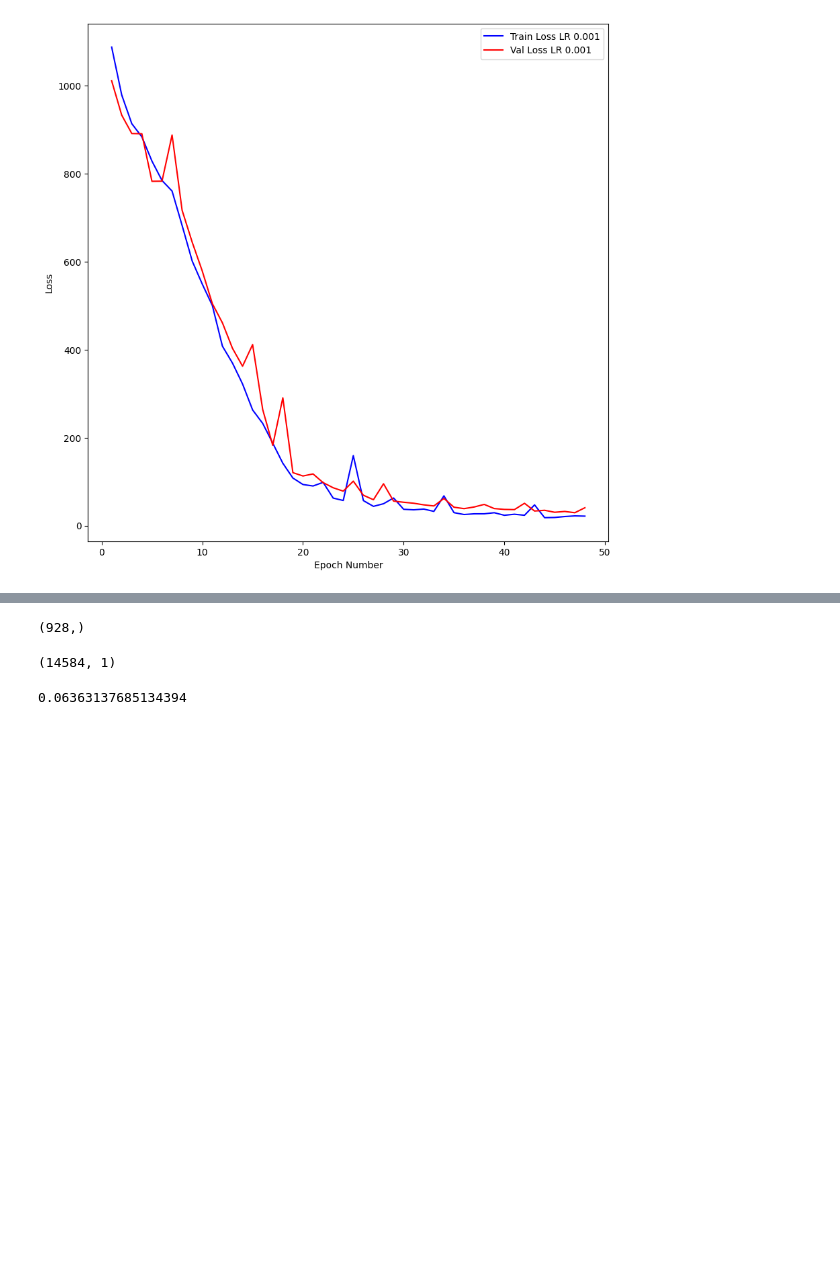
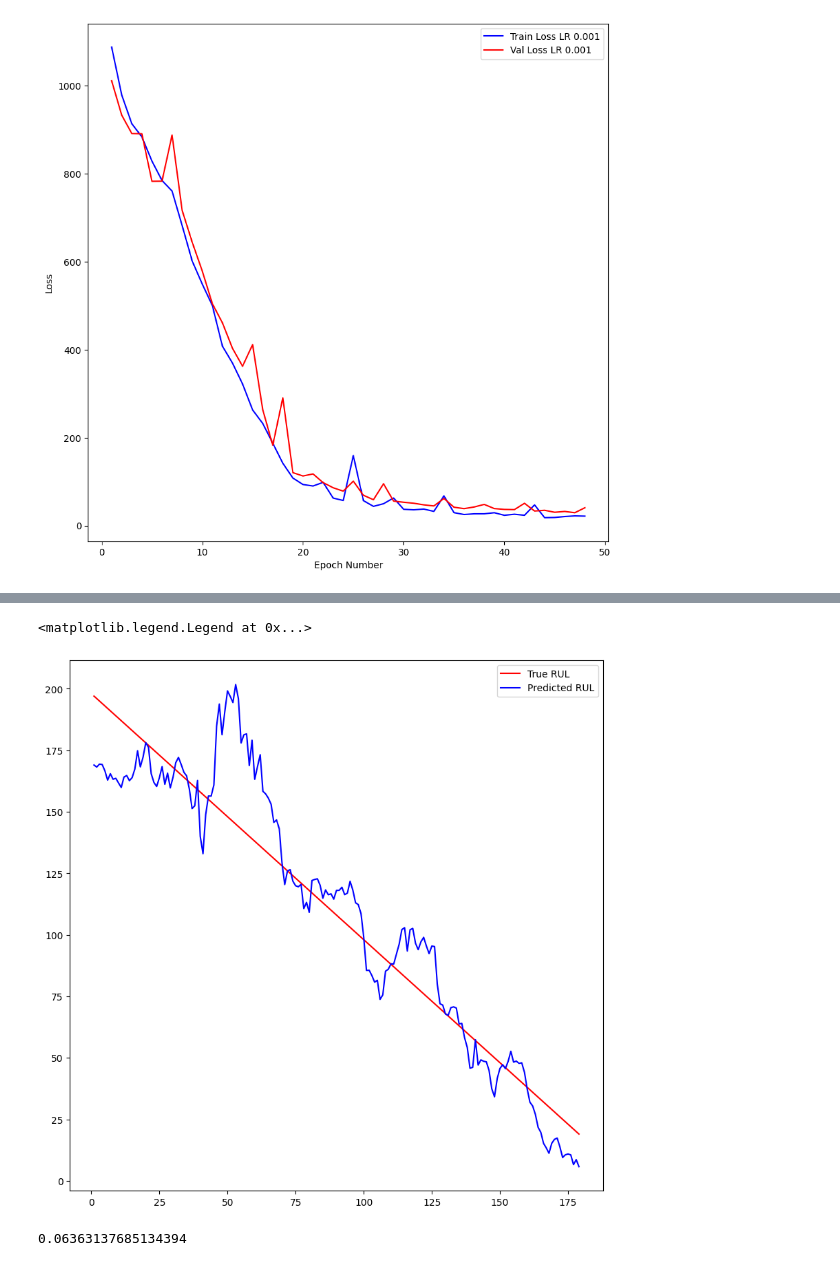
Before and after one commit to Pasindu19970808/RemainingUsefulLifePrediction, a Jupyter notebook: Variation_Encoder_for_Regressor_and_Latent_Space.ipynb, the cells around one changed output, grey strips where cells are left out. Cells and saved outputs as stored; diff of their text form; code cells hidden in the pictures; blank space fills up the shorter version.

```diff
--- a/Variation_Encoder_for_Regressor_and_Latent_Space.ipynb
+++ b/Variation_Encoder_for_Regressor_and_Latent_Space.ipynb
@@ -247,10 +256,12 @@ class EngineDataset(Dataset):
 train_dataset = EngineDataset(train_X,train_Y)
 val_dataset = EngineDataset(val_X,val_Y)
 test_dataset = EngineDataset(test_X,test_Y)
+viz_dataset = EngineDataset(x_data_viz_scaled,y_data_viz)
 # %%
 train_dataloader = DataLoader(train_dataset,batch_size = 16,shuffle = True)
 val_dataloader = DataLoader(val_dataset,batch_size = 16,shuffle = True)
 test_dataloader = DataLoader(test_dataset,batch_size = 1,shuffle = True)
+viz_dataloader = DataLoader(viz_dataset,batch_size = 1,shuffle = False)
 # %%
 complete_ds.shape
 # %% [output]
@@ -492,11 +506,20 @@ plt.colorbar()
-# %%
-np.where(all_rul_targets > 200)[0].shape
-# %% [output]
-(928,)
-# %%
-all_rul_targets.shape
-# %% [output]
-(14584, 1)
+# %%
+pred_list = []
+truth_list = []
+for i,j in enumerate(viz_dataloader):
+  x = j[0].to(device)
+  true_rul = j[1].to(device)
+  pred_rul,_,_ = model(x)
+  pred_list.append(pred_rul.item())
+  truth_list.append(true_rul.item())
+# %%
+fig,ax = plt.subplots(1,1,figsize = (10,10))
+ax.plot(list(range(1,len(truth_list)+1)),truth_list,'r',label = 'True RUL')
+ax.plot(list(range(1,len(pred_list)+1)),pred_list,'b',label = 'Predicted RUL')
+ax.legend()
+# %% [output]
+<matplotlib.legend.Legend at 0x...>
+[figure, added]
 # %%
 928/14584
 # %% [output]
```
Also changed, not shown: parts of 4 cells of this notebook.
